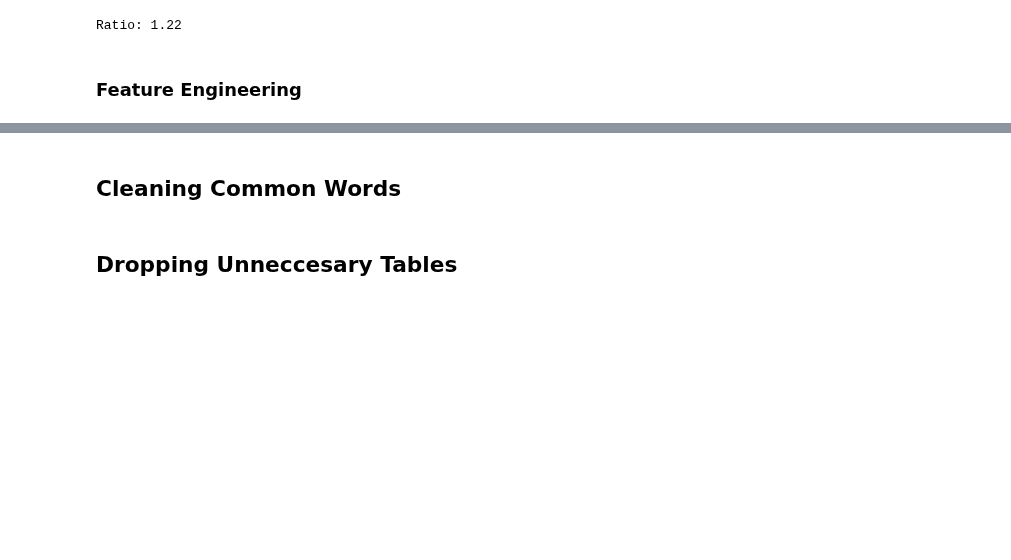
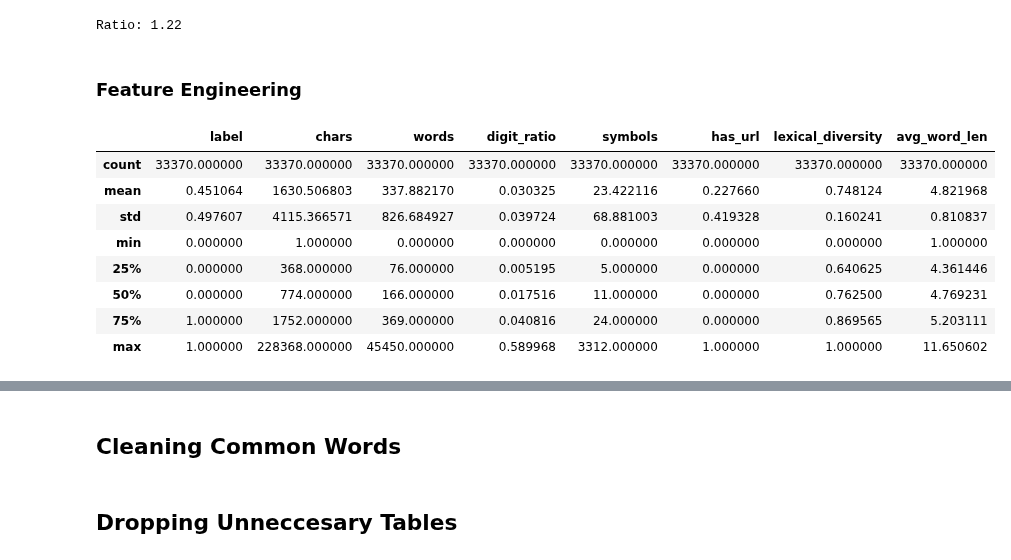
Before and after one commit to srynprjl/data-science-project, a Jupyter notebook: EDA & Preprocessing.ipynb, the cells around one changed output, grey strips where cells are left out. Drawn from its saved outputs; the diff is of its cells as text; code cells hidden in the pictures; blank space fills up the shorter version.

```diff
--- a/EDA & Preprocessing.ipynb
+++ b/EDA & Preprocessing.ipynb
@@ -148,4 +148,17 @@ df['digit_ratio'] = df['text'].apply(lambda x: sum(1 for c in x if c.isdigit())
 df['symbols'] = df['text'].apply(lambda x: len(re.findall(r'[!?.@#$]', x)))
 # %%
 df['has_url'] = df['text'].apply(lambda x: 1 if re.search(r'http|https|www|bit\.ly', x) else 0)
+# %%
+# Spam
+df.describe()
+# %% [output]
+|  | label | chars | words | digit_ratio | symbols | has_url | lexical_diversity | avg_word_len |
+| count | 33370.000000 | 33370.000000 | 33370.000000 | 33370.000000 | 33370.000000 | 33370.000000 | 33370.000000 | 33370.000000 |
+| mean | 0.451064 | 1630.506803 | 337.882170 | 0.030325 | 23.422116 | 0.227660 | 0.748124 | 4.821968 |
+| std | 0.497607 | 4115.366571 | 826.684927 | 0.039724 | 68.881003 | 0.419328 | 0.160241 | 0.810837 |
+| min | 0.000000 | 1.000000 | 0.000000 | 0.000000 | 0.000000 | 0.000000 | 0.000000 | 1.000000 |
+| 25% | 0.000000 | 368.000000 | 76.000000 | 0.005195 | 5.000000 | 0.000000 | 0.640625 | 4.361446 |
+| 50% | 0.000000 | 774.000000 | 166.000000 | 0.017516 | 11.000000 | 0.000000 | 0.762500 | 4.769231 |
+| 75% | 1.000000 | 1752.000000 | 369.000000 | 0.040816 | 24.000000 | 0.000000 | 0.869565 | 5.203111 |
+| max | 1.000000 | 228368.000000 | 45450.000000 | 0.589968 | 3312.000000 | 1.000000 | 1.000000 | 11.650602 |
 # %%
```
Also changed, not shown: parts of 5 cells of this notebook, 7 other files.
